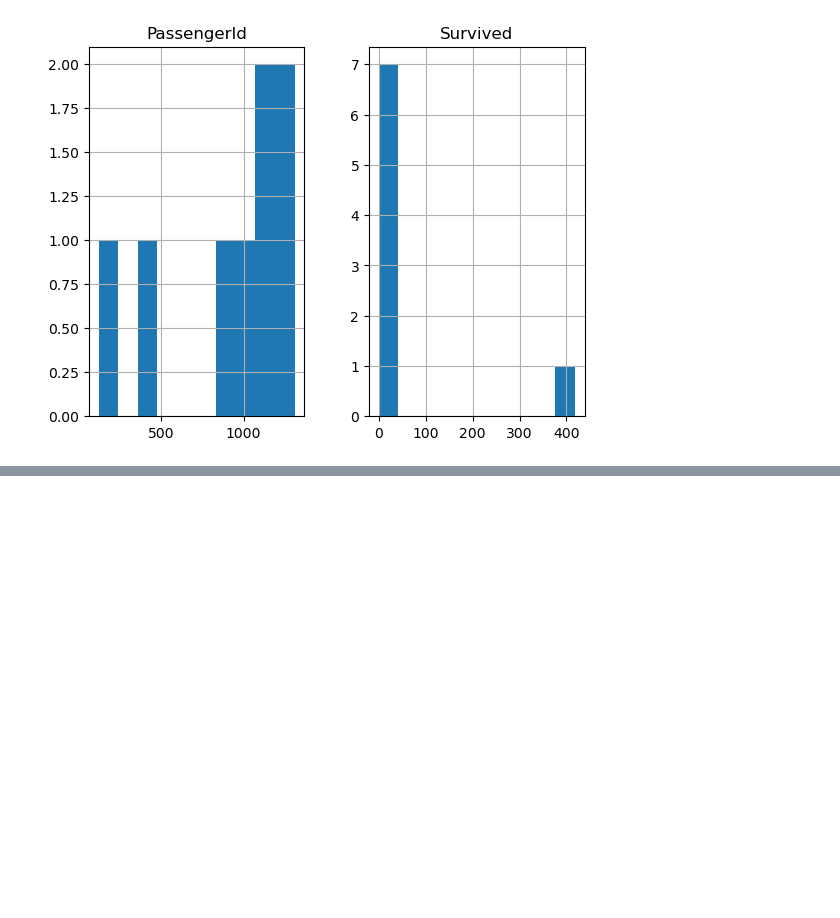
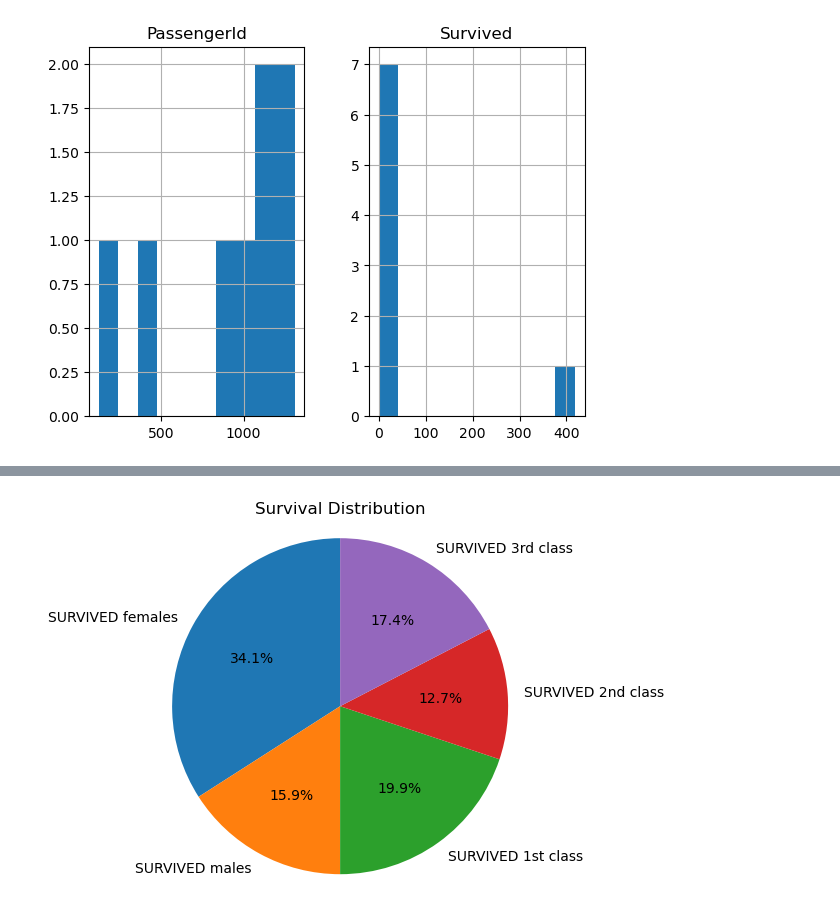
Before and after one commit to Impreccable/titanic, a Jupyter notebook: analyse.ipynb, the cells around one changed output, grey strips where cells are left out. Saved outputs shown, nothing was run; the diff lists cells and outputs as text; code cells hidden in the pictures; blank space fills up the shorter version.

```diff
--- a/analyse.ipynb
+++ b/analyse.ipynb
@@ -112,0 +155,22 @@ train_df.Age.hist()
+# %%
+#NUMBER OF SURVIVED PERSON BY CAT
+#comment test
+
+dict = {  'SURVIVED females'   :  len(train_df[(train_df.Survived==1) & (train_df.Sex == 'female')]),
+          'SURVIVED males'     :  len(train_df[(train_df.Survived==1) & (train_df.Sex == 'male')]),
+          'SURVIVED 1st class' :  len(train_df[(train_df.Survived==1) & (train_df.Pclass==1)]),
+          'SURVIVED 2nd class' :  len(train_df[(train_df.Survived==1) & (train_df.Pclass==2)]),
+          'SURVIVED 3rd class' :  len(train_df[(train_df.Survived==1) & (train_df.Pclass==3)])
+}
+
+labels = list(dict.keys())
+sizes = list(dict.values())
+
+fig1, ax1 = plt.subplots()
+ax1.pie(sizes, labels=labels, autopct='%1.1f%%', startangle=90)
+ax1.axis('equal')
+
+plt.title('Survival Distribution')
+plt.show()
+# %% [output]
+[figure, added]
```
Also changed, not shown: parts of 4 cells of this notebook.
